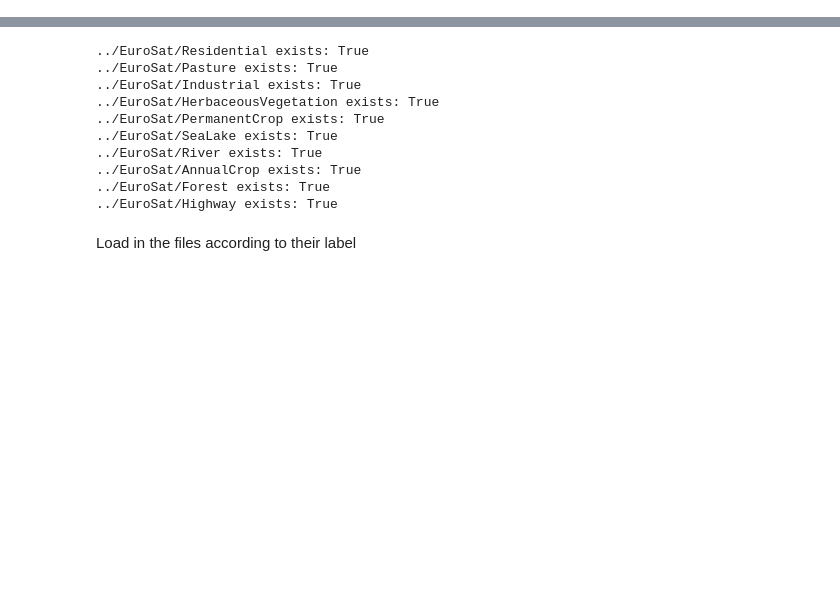
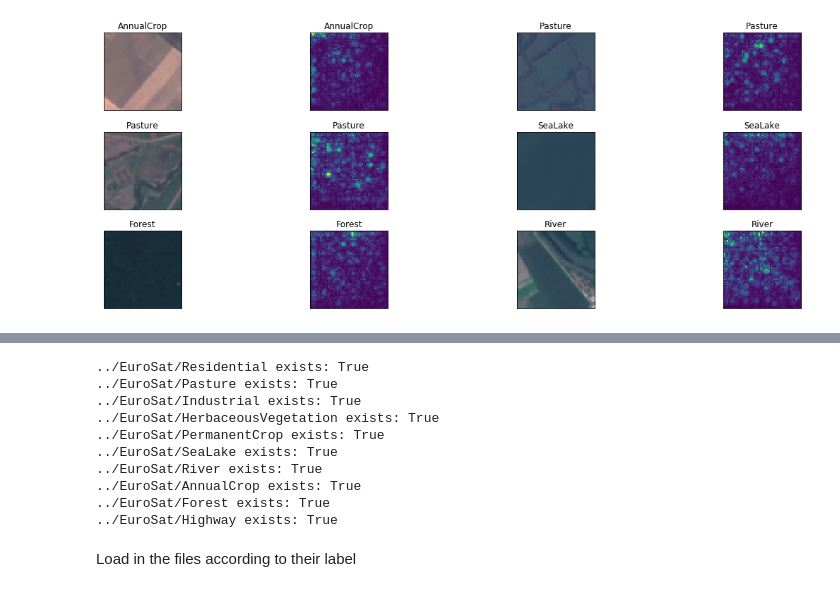
Before and after one commit to ngundotra/urban3dchallenge, a Jupyter notebook: landuse/LandUse-EuroSat.ipynb, the cells around one changed output, grey strips where cells are left out. Cells and saved outputs as stored; diff of their text form; code cells hidden in the pictures; blank space fills up the shorter version.

Commit message:
* remove pycache files and add Saliency Map + experiments

```diff
--- a/landuse/LandUse-EuroSat.ipynb
+++ b/landuse/LandUse-EuroSat.ipynb
@@ -7,0 +193,2 @@ Create a index of categories that we will use to create classification targets (
+# %%
+learn.fit_one_cycle(5, 1e-2)
@@ -7,0 +205,2 @@ Create a index of categories that we will use to create classification targets (
+# %%
+learn.fit_one_cycle(5,1e-2)
@@ -7,0 +215,2 @@ Create a index of categories that we will use to create classification targets (
+# %%
+learn.fit_one_cycle(5,5e-3)
@@ -7,0 +227,38 @@ Create a index of categories that we will use to create classification targets (
+# %%
+xs, ys = data.one_batch()
+
+def plot_saliency(xs, ys, learn, nrows=2, ncols=5, figsize=(18,6)):
+    if len(xs) != nrows * ncols or len(ys) != nrows * ncols:
+        raise ValueError("xs/ys need to have the exact same number of elements as nrows*ncols")
+    fig, axes = plt.subplots(nrows=nrows, ncols=ncols*2, figsize=figsize)
+    do_sal = 0
+    for i, ax in enumerate(axes.ravel()):
+        idx = i // 2
+        if do_sal:
+            input_var = torch.autograd.Variable(xs[idx].unsqueeze(0).cuda(), requires_grad=True)
+            out = learn.model(input_var)
+            loss = learn.loss_func.func(out, ys[idx].unsqueeze(0).cuda())
+            loss.backward()
+            sal = np.transpose(input_var.grad.data.detach().cpu().numpy().squeeze(), (1, 2, 0))
+            abs_sal = np.abs(sal).max(axis=2)
+            ax.imshow(abs_sal)
+        else:
+            ax.imshow(np.transpose(xs[idx].numpy(), (1, 2, 0)))
+        ax.set_title(f"{data.classes[ys[idx]]}")
+        ax.set_xticks([])
+        ax.set_yticks([])
+        do_sal = 1 - do_sal
+    fig.tight_layout()
+
+plot_pref = {
+    'nrows': 3,
+    'ncols': 2,
+}
+MAX_NUM=plot_pref['nrows']*plot_pref['ncols']
+# %%
+learn = create_cnn(data, models.resnet18, metrics=accuracy)
+learn.model = learn.model.eval()
+learn.load('resnet18-96')
+plot_saliency(xs[:MAX_NUM], ys[:MAX_NUM], learn, **plot_pref)
+# %% [output]
+[figure, added]
```
Also changed, not shown: parts of 47 cells of this notebook, 1 other file.
